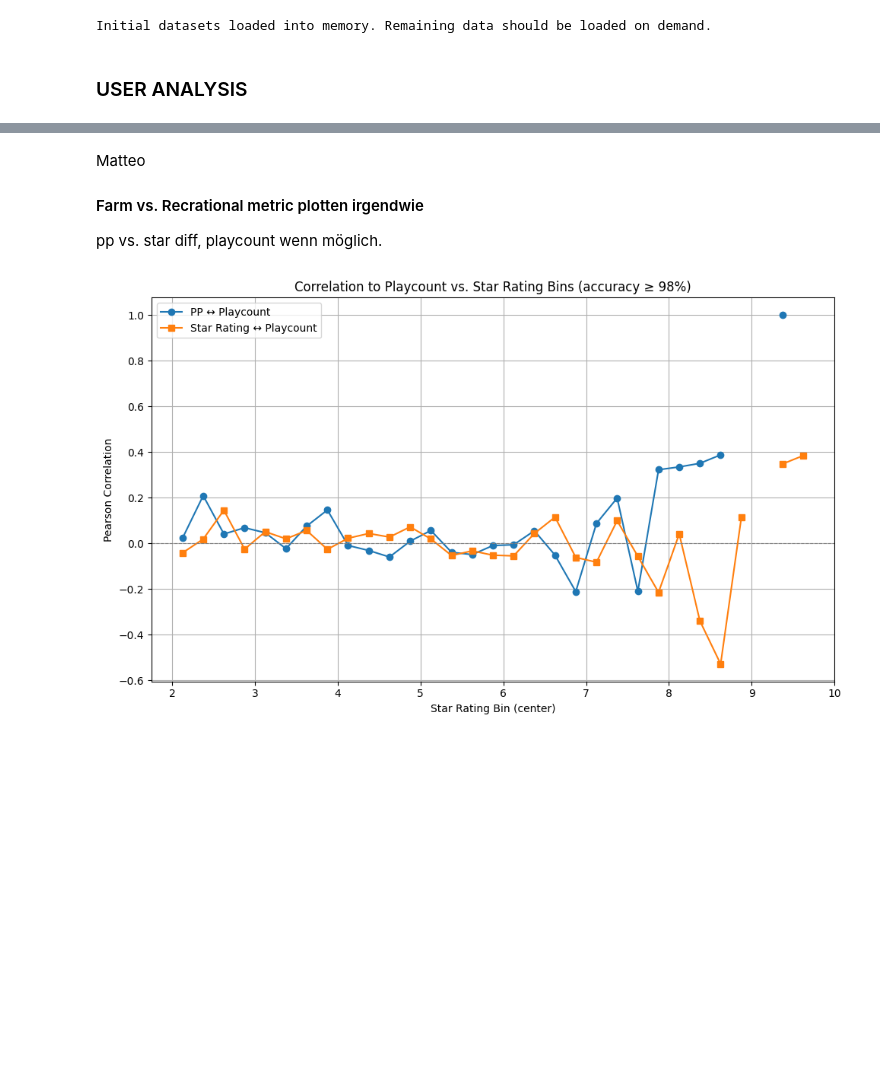
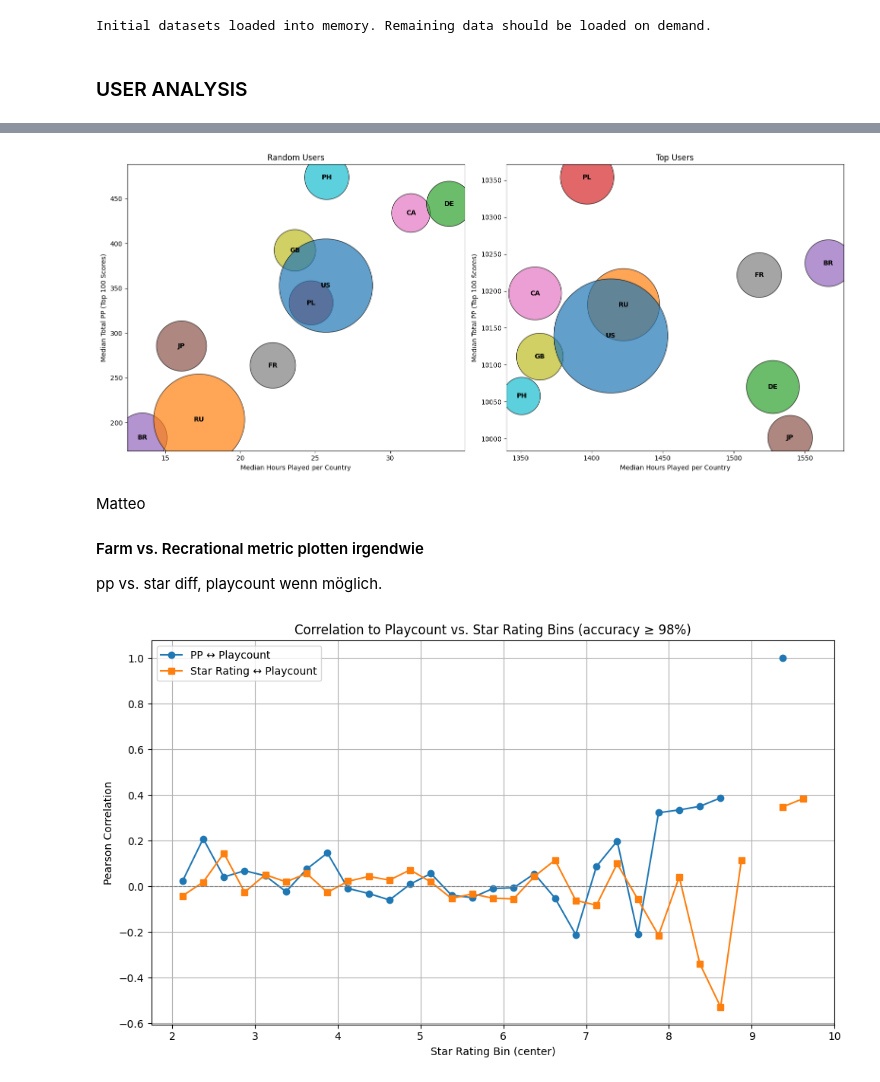
Before and after one commit to mattik01/Osu-RecSys-Study, a Jupyter notebook: DataAnalysis/analysis.ipynb, the cells around one changed output, grey strips where cells are left out. Saved outputs shown, nothing was run; the diff lists cells and outputs as text; code cells hidden in the pictures; blank space fills up the shorter version.

```diff
--- a/DataAnalysis/analysis.ipynb
+++ b/DataAnalysis/analysis.ipynb
@@ -54 +74,91 @@ Y: rank
 X: total_seconds
+# %%
+
+# Load scores
+scores_random = pd.read_csv("data/processed/random_10000__scores.csv", usecols=['user_id', 'pp'])
+scores_top = pd.read_csv("data/processed/top_10000__scores.csv", usecols=['user_id', 'pp'])
+scores_df = pd.concat([scores_random, scores_top], ignore_index=True)
+
+# Filter valid pp
+scores_df = scores_df[scores_df['pp'].notna() & (scores_df['pp'] > 0)].copy()
+
+# Sort and rank
+scores_df.sort_values(['user_id', 'pp'], ascending=[True, False], inplace=True)
+scores_df['rank'] = scores_df.groupby('user_id').cumcount()
+scores_df = scores_df[scores_df['rank'] < 100]
+scores_df['weight'] = 0.95 ** scores_df['rank']
+scores_df['weighted_pp'] = scores_df['pp'] * scores_df['weight']
+
+# Aggregate total pp per user
+user_total_pp = scores_df.groupby('user_id')['weighted_pp'].sum().reset_index()
+user_total_pp.rename(columns={'weighted_pp': 'total_pp'}, inplace=True)
+
+# --- Load users and combine ---
+
+user_random_df = pd.read_csv("data/processed/random_10000__users.csv", usecols=['user_id', 'country_acronym', 'total_seconds_played'])
+user_top_df = pd.read_csv("data/processed/top_10000__users.csv", usecols=['user_id', 'country_acronym', 'total_seconds_played'])
+
+# Add total_pp
+user_random_df = user_random_df.merge(user_total_pp, on='user_id', how='left')
+user_top_df = user_top_df.merge(user_total_pp, on='user_id', how='left')
+
+# Filter users with valid pp
+user_random_df = user_random_df[user_random_df['total_pp'].notna()]
+user_top_df = user_top_df[user_top_df['total_pp'].notna()]
+
+# Track how many remain
+print(f"Random users with valid pp: {len(user_random_df)}")
+print(f"Top users with valid pp: {len(user_top_df)}")
+
+# --- Shared top countries ---
+combined_users = pd.concat([user_random_df, user_top_df])
+top_countries = (
+    combined_users['country_acronym']
+    .value_counts()
+    .head(10)
+    .index
+    .tolist()
+)
+country_color_map = {country: idx for idx, country in enumerate(top_countries)}
+
+# --- Plot function ---
+def plot_country_bubbles(users_df, ax, title, country_color_map):
+    users_df = users_df[users_df['country_acronym'].isin(country_color_map.keys())].copy()
+    users_df['total_hours_played'] = users_df['total_seconds_played'] / 3600
+
+    grouped = users_df.groupby('country_acronym').agg({
+        'total_hours_played': 'median',
+        'total_pp': 'median',
+        'user_id': 'count'
+    }).rename(columns={'user_id': 'count', 'total_pp': 'avg_pp'}).reset_index()
+
+    grouped['color_idx'] = grouped['country_acronym'].map(country_color_map)
+
+    ax.scatter(
+        grouped['total_hours_played'],
+        grouped['avg_pp'],
+        s=grouped['count'] * 15,  # larger bubbles
+        c=grouped['color_idx'],
+        cmap='tab10',
+        alpha=0.7,
+        edgecolor='k'
+    )
+
+    for _, row in grouped.iterrows():
+        ax.annotate(
+            row['country_acronym'],
+            (row['total_hours_played'], row['avg_pp']),
+            fontsize=10, weight='bold', ha='center', va='center'
+        )
+
+    ax.set_xlabel('Median Hours Played per Country')
+    ax.set_ylabel('Median Total PP (Top 100 Scores)')
+    ax.set_title(title)
+
+# --- Final Plot ---
+fig, axes = plt.subplots(1, 2, figsize=(16, 7), sharey=False)
+plot_country_bubbles(user_random_df, axes[0], 'Random Users', country_color_map)
+plot_country_bubbles(user_top_df, axes[1], 'Top Users', country_color_map)
+plt.tight_layout()
+plt.show()
+# %% [output]
@@ -55,3 +167,4 @@ X: total_seconds
+[figure, added]
 # %% [markdown]
 Matteo
 #### Farm vs. Recrational metric plotten irgendwie
```
Also changed, not shown: parts of 12 cells of this notebook, 4 other files.
